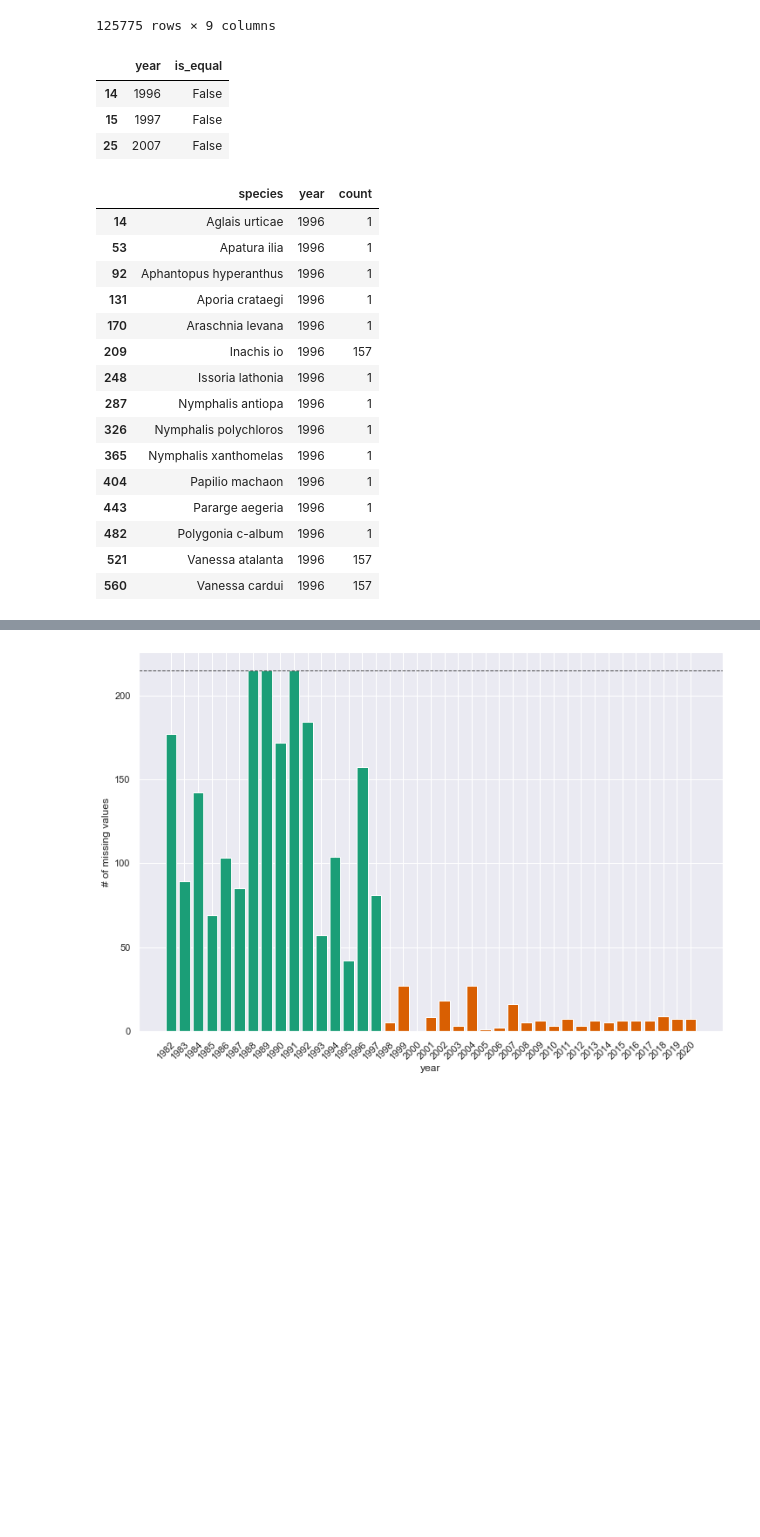
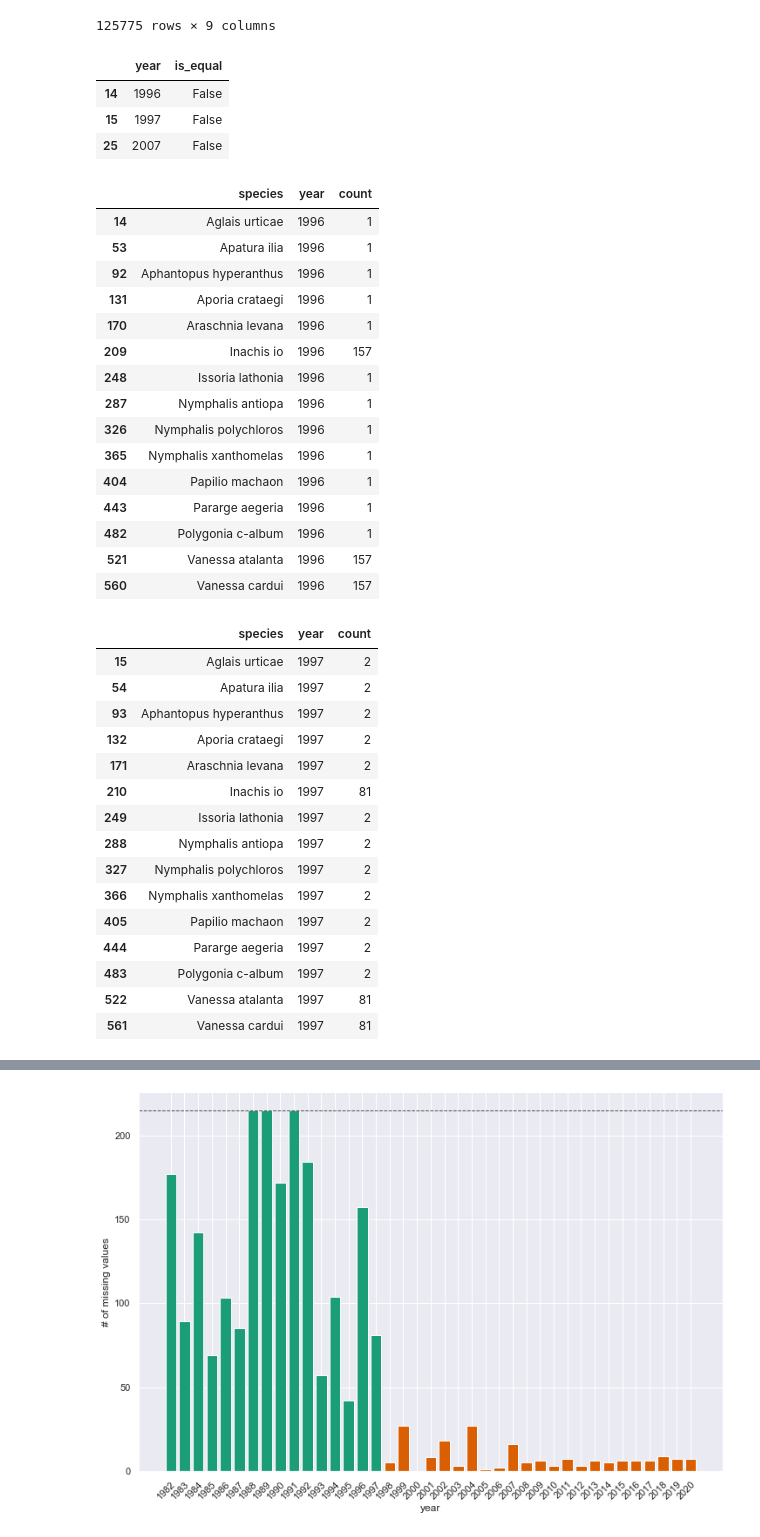
Before and after one commit to gtlab-barcelona/robert, a Jupyter notebook: data-exploration_first-last/code/4-number-of-nans.ipynb, the cells around one changed output, grey strips where cells are left out. Drawn from its saved outputs; the diff is of its cells as text; code cells hidden in the pictures; blank space fills up the shorter version.

```diff
--- a/data-exploration_first-last/code/4-number-of-nans.ipynb
+++ b/data-exploration_first-last/code/4-number-of-nans.ipynb
@@ -169,29 +171,47 @@ nans_diff = (nans_species_year.groupby('year')['count']
 
 # print years with distinct values
 display(nans_diff[~nans_diff.is_equal])
-
-# What happened in 2007?
-nans_species_year[nans_species_year.year == 1996]
-
-# TODO: We might be able to replace missing values with zeros?
 # %% [output]
 |  | year | is_equal |
 | 14 | 1996 | False |
 | 15 | 1997 | False |
 | 25 | 2007 | False |
-|  | species | year | count |
-| 14 | Aglais urticae | 1996 | 1 |
-| 53 | Apatura ilia | 1996 | 1 |
-| 92 | Aphantopus hyperanthus | 1996 | 1 |
-| 131 | Aporia crataegi | 1996 | 1 |
-| 170 | Araschnia levana | 1996 | 1 |
-| 209 | Inachis io | 1996 | 157 |
-| 248 | Issoria lathonia | 1996 | 1 |
-| 287 | Nymphalis antiopa | 1996 | 1 |
-| 326 | Nymphalis polychloros | 1996 | 1 |
-| 365 | Nymphalis xanthomelas | 1996 | 1 |
-| 404 | Papilio machaon | 1996 | 1 |
-| 443 | Pararge aegeria | 1996 | 1 |
-| 482 | Polygonia c-album | 1996 | 1 |
-| 521 | Vanessa atalanta | 1996 | 157 |
-| 560 | Vanessa cardui | 1996 | 157 |
+# %%
+# What happened in those years?
+for yr in [1996, 1997, 2007]:
+    display(nans_species_year[nans_species_year.year == yr])
+
+# TODO: We might be able to replace missing values with zeros?
+# %% [output]
+|  | species | year | count |
+| 14 | Aglais urticae | 1996 | 1 |
+| 53 | Apatura ilia | 1996 | 1 |
+| 92 | Aphantopus hyperanthus | 1996 | 1 |
+| 131 | Aporia crataegi | 1996 | 1 |
+| 170 | Araschnia levana | 1996 | 1 |
+| 209 | Inachis io | 1996 | 157 |
+| 248 | Issoria lathonia | 1996 | 1 |
+| 287 | Nymphalis antiopa | 1996 | 1 |
+| 326 | Nymphalis polychloros | 1996 | 1 |
+| 365 | Nymphalis xanthomelas | 1996 | 1 |
+| 404 | Papilio machaon | 1996 | 1 |
+| 443 | Pararge aegeria | 1996 | 1 |
+| 482 | Polygonia c-album | 1996 | 1 |
+| 521 | Vanessa atalanta | 1996 | 157 |
+| 560 | Vanessa cardui | 1996 | 157 |
+|  | species | year | count |
+| 15 | Aglais urticae | 1997 | 2 |
+| 54 | Apatura ilia | 1997 | 2 |
+| 93 | Aphantopus hyperanthus | 1997 | 2 |
+| 132 | Aporia crataegi | 1997 | 2 |
+| 171 | Araschnia levana | 1997 | 2 |
+| 210 | Inachis io | 1997 | 81 |
+| 249 | Issoria lathonia | 1997 | 2 |
+| 288 | Nymphalis antiopa | 1997 | 2 |
+| 327 | Nymphalis polychloros | 1997 | 2 |
+| 366 | Nymphalis xanthomelas | 1997 | 2 |
+| 405 | Papilio machaon | 1997 | 2 |
+| 444 | Pararge aegeria | 1997 | 2 |
+| 483 | Polygonia c-album | 1997 | 2 |
+| 522 | Vanessa atalanta | 1997 | 81 |
+| 561 | Vanessa cardui | 1997 | 81 |
```
Also changed, not shown: parts of 11 cells of this notebook, 5 other files.
